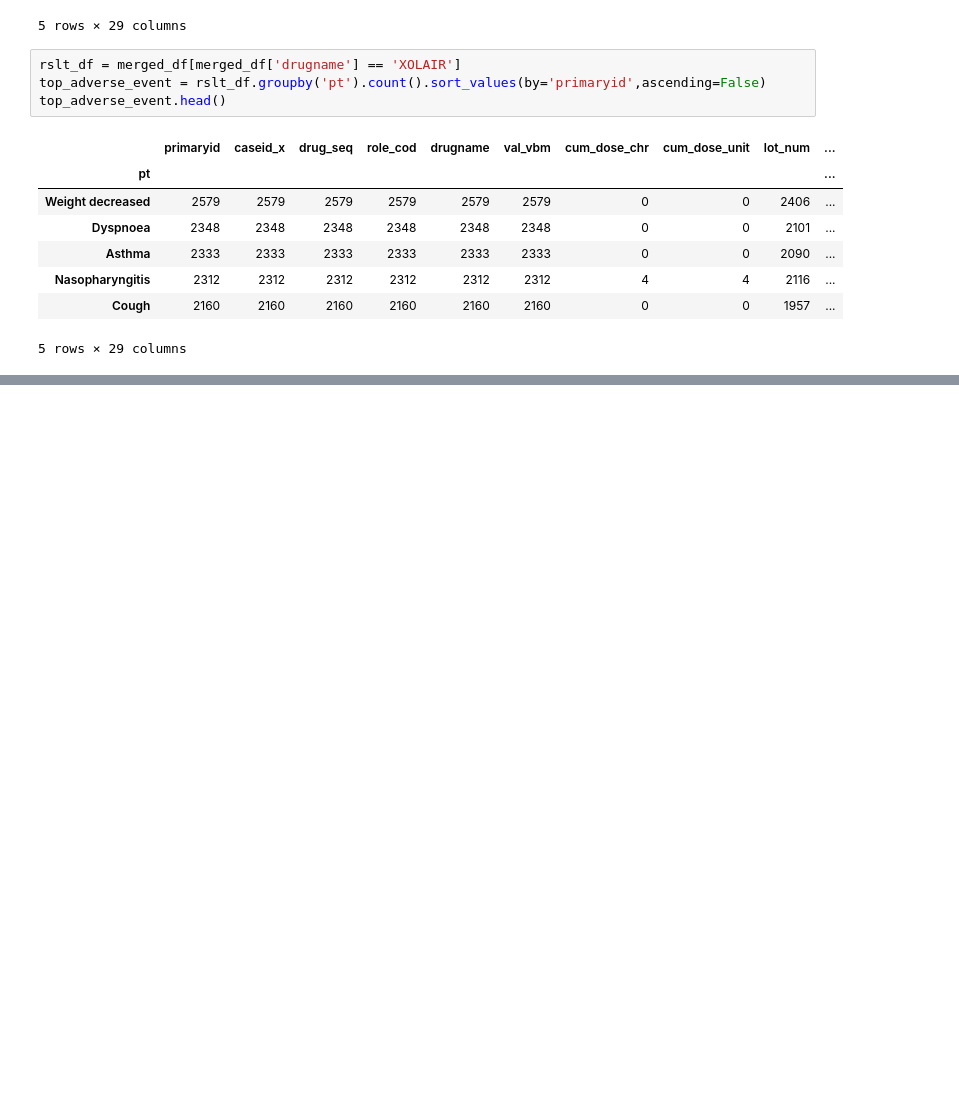
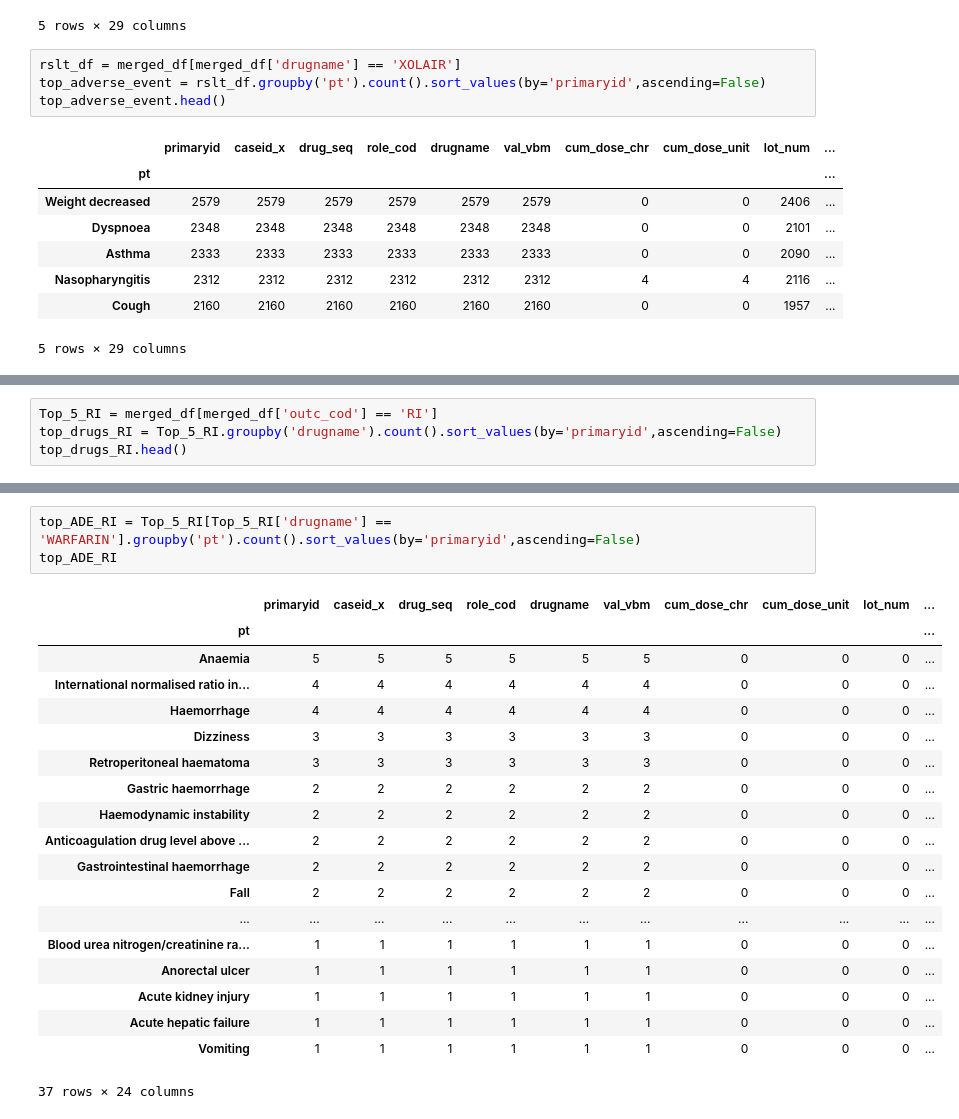
Before and after one commit to gina-santana/Adverse-Drug-Events, a Jupyter notebook: notebooks/HypothesisTestingD3.ipynb, the cells around one changed output, grey strips where cells are left out. Cells and saved outputs as stored; diff of their text form; blank space fills up the shorter version.

```diff
--- a/notebooks/HypothesisTestingD3.ipynb
+++ b/notebooks/HypothesisTestingD3.ipynb
@@ -290,0 +289,4 @@ top_adverse_event.head()
+# %%
+Top_5_RI = merged_df[merged_df['outc_cod'] == 'RI']
+top_drugs_RI = Top_5_RI.groupby('drugname').count().sort_values(by='primaryid',ascending=False)
+top_drugs_RI.head()
@@ -290,0 +302,23 @@ top_adverse_event.head()
+# %%
+top_ADE_RI = Top_5_RI[Top_5_RI['drugname'] == 'WARFARIN'].groupby('pt').count().sort_values(by='primaryid',ascending=False)
+top_ADE_RI
+# %% [output]
+|  | primaryid | caseid_x | drug_seq | role_cod | drugname | val_vbm | cum_dose_chr | cum_dose_unit | lot_num | ... |
+| pt |  |  |  |  |  |  |  |  |  | ... |
+| Anaemia | 5 | 5 | 5 | 5 | 5 | 5 | 0 | 0 | 0 | ... |
+| International normalised ratio in... | 4 | 4 | 4 | 4 | 4 | 4 | 0 | 0 | 0 | ... |
+| Haemorrhage | 4 | 4 | 4 | 4 | 4 | 4 | 0 | 0 | 0 | ... |
+| Dizziness | 3 | 3 | 3 | 3 | 3 | 3 | 0 | 0 | 0 | ... |
+| Retroperitoneal haematoma | 3 | 3 | 3 | 3 | 3 | 3 | 0 | 0 | 0 | ... |
+| Gastric haemorrhage | 2 | 2 | 2 | 2 | 2 | 2 | 0 | 0 | 0 | ... |
+| Haemodynamic instability | 2 | 2 | 2 | 2 | 2 | 2 | 0 | 0 | 0 | ... |
+| Anticoagulation drug level above ... | 2 | 2 | 2 | 2 | 2 | 2 | 0 | 0 | 0 | ... |
+| Gastrointestinal haemorrhage | 2 | 2 | 2 | 2 | 2 | 2 | 0 | 0 | 0 | ... |
+| Fall | 2 | 2 | 2 | 2 | 2 | 2 | 0 | 0 | 0 | ... |
+| ... | ... | ... | ... | ... | ... | ... | ... | ... | ... | ... |
+| Blood urea nitrogen/creatinine ra... | 1 | 1 | 1 | 1 | 1 | 1 | 0 | 0 | 0 | ... |
+| Anorectal ulcer | 1 | 1 | 1 | 1 | 1 | 1 | 0 | 0 | 0 | ... |
+| Acute kidney injury | 1 | 1 | 1 | 1 | 1 | 1 | 0 | 0 | 0 | ... |
+| Acute hepatic failure | 1 | 1 | 1 | 1 | 1 | 1 | 0 | 0 | 0 | ... |
+| Vomiting | 1 | 1 | 1 | 1 | 1 | 1 | 0 | 0 | 0 | ... |
+37 rows × 24 columns
```
Also changed, not shown: parts of 2 cells of this notebook.
